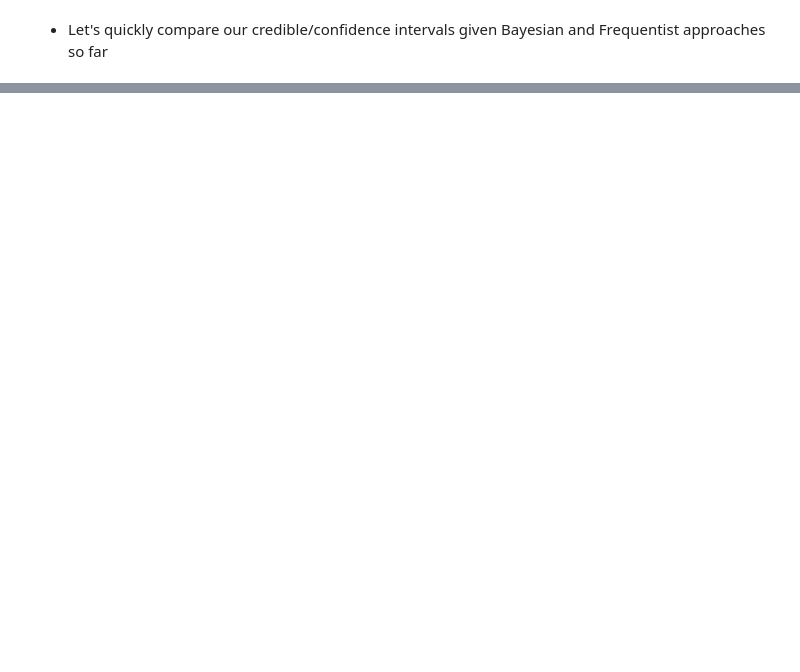
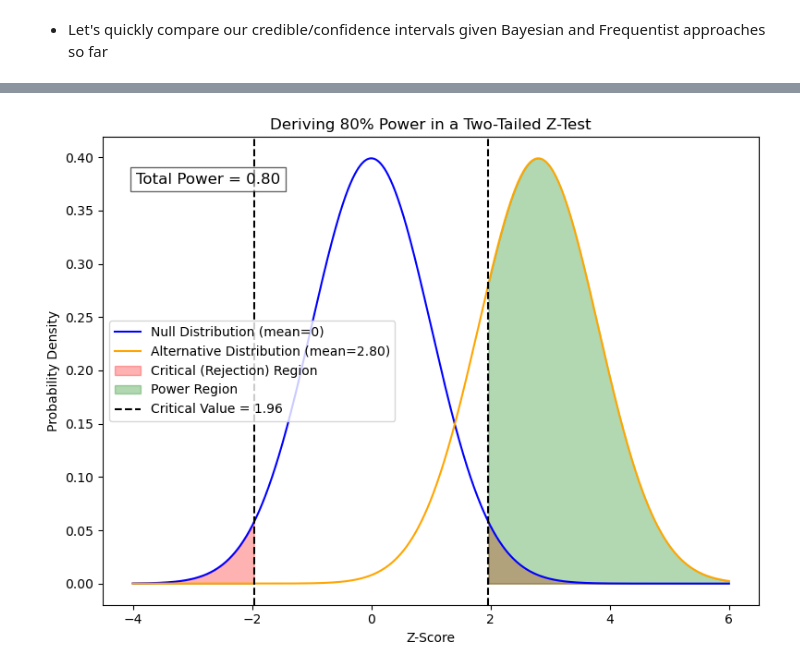
Before and after one commit to richardlottes/statistical_connections, a Jupyter notebook: statistical_connections.ipynb, the cells around one changed output, grey strips where cells are left out. Saved outputs shown, nothing was run; the diff lists cells and outputs as text; code cells hidden in the pictures; blank space fills up the shorter version.

```diff
--- a/statistical_connections.ipynb
+++ b/statistical_connections.ipynb
@@ -1071,0 +1200,48 @@ Z-test Critical Values:
+# %%
+#Significance level and critical values for a two-tailed test
+alpha = 0.05
+z_crit = norm.ppf(1 - alpha/2)
+
+#For a two-tailed test, to achieve 80% power, the required non-centrality parameter is: power = 1 - [Φ(z_crit - δ) - Φ(-z_crit - δ)]
+#Under the assumption δ is positive and the left tail under the alternative is negligible, an approximate solution is: δ = z_crit - norm.ppf(0.2)
+delta = z_crit - norm.ppf(0.2)
+
+#Create a range of z-scores for plotting
+x = np.linspace(-4, 6, 1000)
+
+#Null and alternative probability density functions
+null_pdf = norm.pdf(x, 0, 1)
+alt_pdf = norm.pdf(x, delta, 1)
+
+#Calculate power: area under alternative distribution in rejection regions
+power_right = 1 - norm.cdf(z_crit, loc=delta, scale=1)
+power_left = norm.cdf(-z_crit, loc=delta, scale=1)
+power_total = power_right + power_left
+
+#Plot the distributions and the rejection regions
+fig, ax = plt.subplots(figsize=(8, 6))
+
+ax.plot(x, null_pdf, label='Null Distribution (mean=0)', color='blue')
+ax.plot(x, alt_pdf, label=f'Alternative Distribution (mean={delta:.2f})', color='orange')
+
+ax.fill_between(x, null_pdf, where=(x <= -z_crit), color='red', alpha=0.3, label='Critical (Rejection) Region')
+ax.fill_between(x, null_pdf, where=(x >= z_crit), color='red', alpha=0.3)
+
+ax.fill_between(x, alt_pdf, where=(x <= -z_crit), color='green', alpha=0.3, label='Power Region')
+ax.fill_between(x, alt_pdf, where=(x >= z_crit), color='green', alpha=0.3)
+
+ax.axvline(z_crit, color='black', linestyle='--', label=f'Critical Value = {z_crit:.2f}')
+ax.axvline(-z_crit, color='black', linestyle='--')
+
+ax.text(0.05, 0.9, f'Total Power = {power_total:.2f}', transform=ax.transAxes, fontsize=12,
+        bbox=dict(facecolor='white', alpha=0.6))
+
+ax.set_title('Deriving 80% Power in a Two-Tailed Z-Test')
+ax.set_xlabel('Z-Score')
+ax.set_ylabel('Probability Density')
+ax.legend()
+
+plt.tight_layout()
+plt.show()
+# %% [output]
+[figure, added]
```
Also changed, not shown: parts of 30 cells of this notebook.
